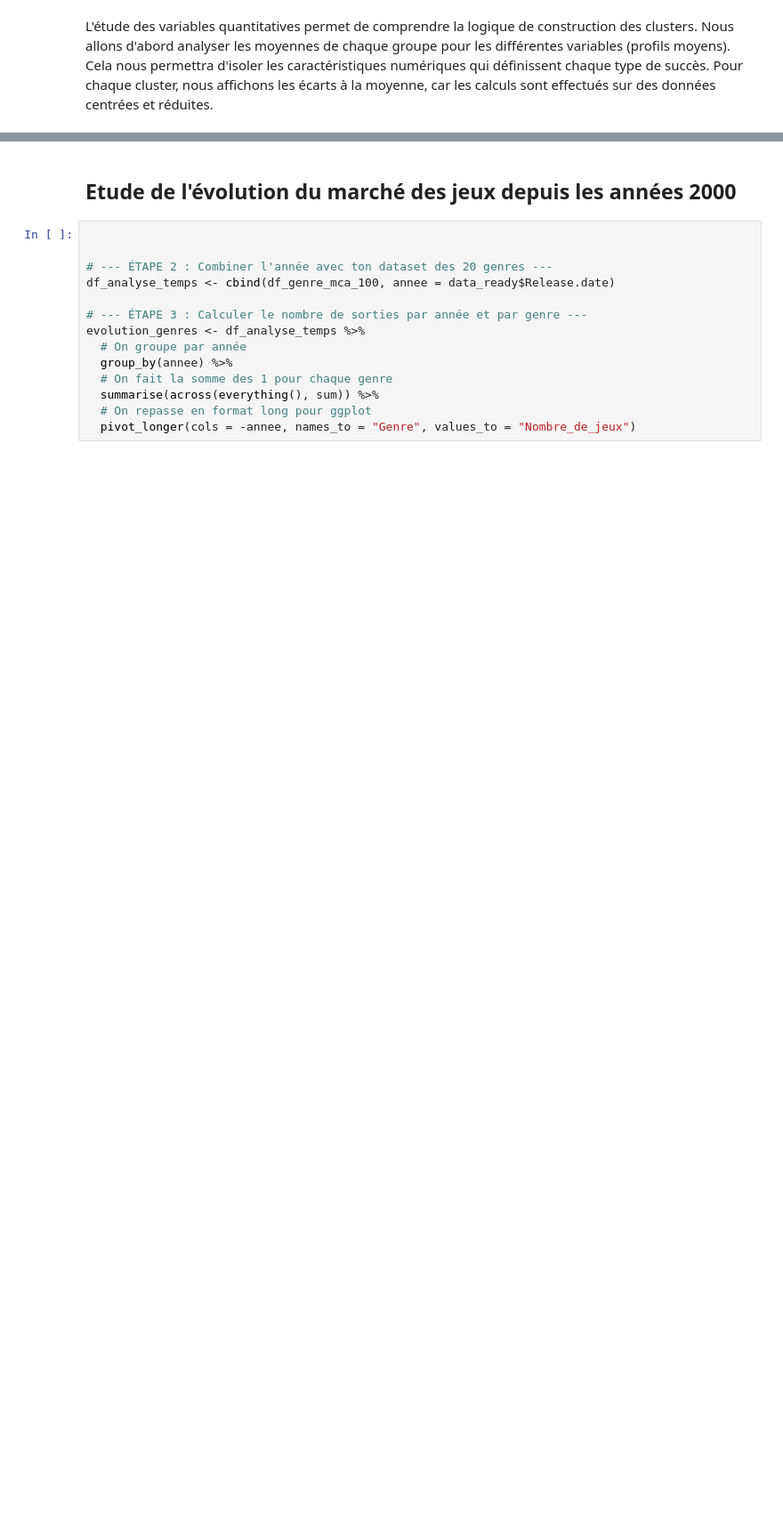
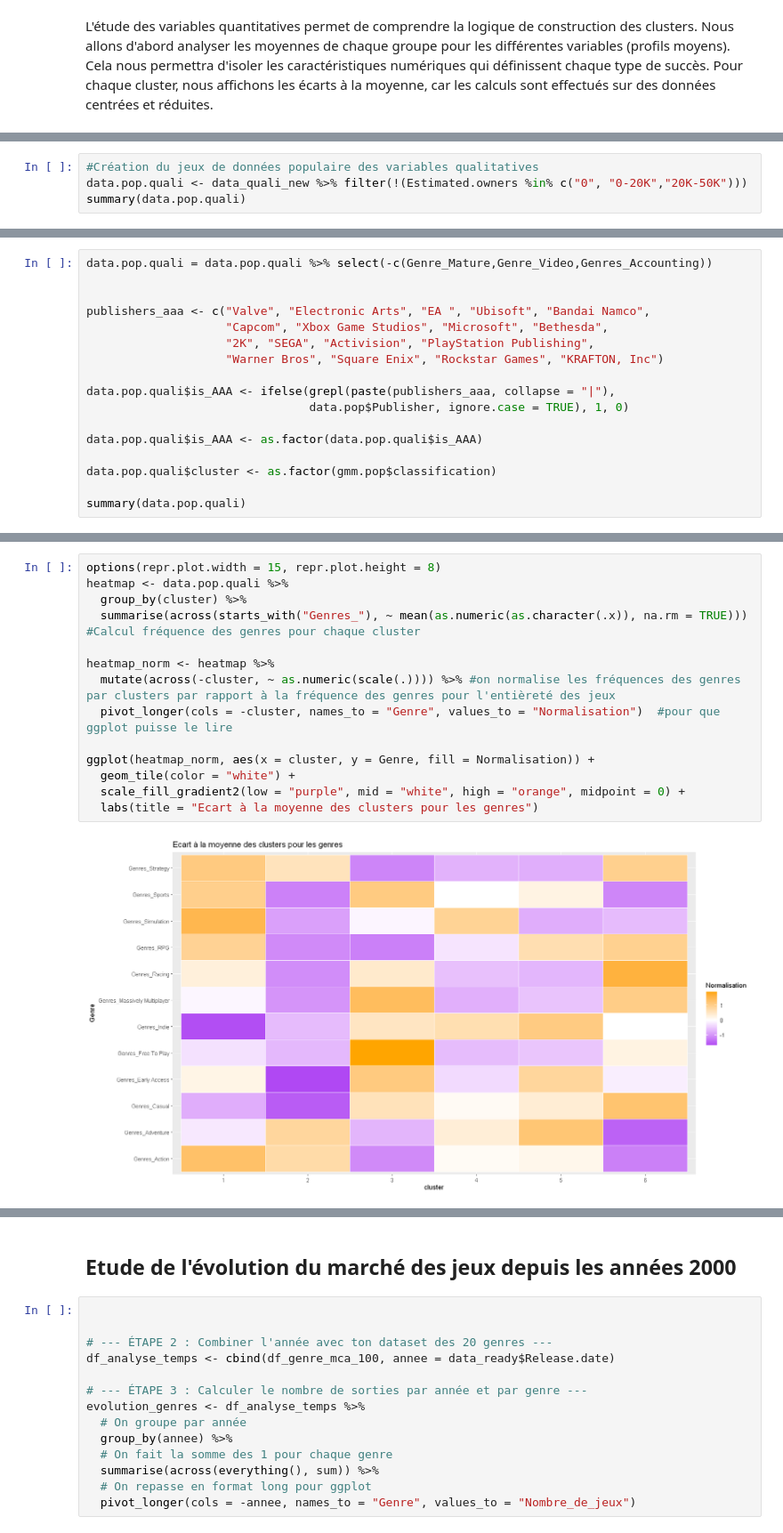
Before and after one commit to LjAquinox/Projet_Analyse_Steam, a Jupyter notebook: notebook_R.ipynb, the cells around one changed output, grey strips where cells are left out. Shown at 89% size. Saved outputs shown, nothing was run; the diff lists cells and outputs as text; blank space fills up the shorter version.

```diff
--- a/notebook_R.ipynb
+++ b/notebook_R.ipynb
@@ -1484,0 +1503,4 @@ grid.arrange(
+# %%
+#Création du jeux de données populaire des variables qualitatives
+data.pop.quali <- data_quali_new %>% filter(!(Estimated.owners %in% c("0", "0-20K","20K-50K")))
+summary(data.pop.quali)
@@ -1484,0 +1527,17 @@ grid.arrange(
+# %%
+data.pop.quali = data.pop.quali %>% select(-c(Genre_Mature,Genre_Video,Genres_Accounting))
+
+
+publishers_aaa <- c("Valve", "Electronic Arts", "EA ", "Ubisoft", "Bandai Namco",
+                    "Capcom", "Xbox Game Studios", "Microsoft", "Bethesda",
+                    "2K", "SEGA", "Activision", "PlayStation Publishing",
+                    "Warner Bros", "Square Enix", "Rockstar Games", "KRAFTON, Inc")
+
+data.pop.quali$is_AAA <- ifelse(grepl(paste(publishers_aaa, collapse = "|"),
+                                data.pop$Publisher, ignore.case = TRUE), 1, 0)
+
+data.pop.quali$is_AAA <- as.factor(data.pop.quali$is_AAA)
+
+data.pop.quali$cluster <- as.factor(gmm.pop$classification)
+
+summary(data.pop.quali)
@@ -1484,0 +1566,16 @@ grid.arrange(
+# %%
+options(repr.plot.width = 15, repr.plot.height = 8)
+heatmap <- data.pop.quali %>%
+  group_by(cluster) %>%
+  summarise(across(starts_with("Genres_"), ~ mean(as.numeric(as.character(.x)), na.rm = TRUE))) #Calcul fréquence des genres pour chaque cluster
+
+heatmap_norm <- heatmap %>%
+  mutate(across(-cluster, ~ as.numeric(scale(.)))) %>% #on normalise les fréquences des genres par clusters par rapport à la fréquence des genres pour l'entièreté des jeux
+  pivot_longer(cols = -cluster, names_to = "Genre", values_to = "Normalisation")  #pour que ggplot puisse le lire
+
+ggplot(heatmap_norm, aes(x = cluster, y = Genre, fill = Normalisation)) +
+  geom_tile(color = "white") +
+  scale_fill_gradient2(low = "purple", mid = "white", high = "orange", midpoint = 0) +
+  labs(title = "Ecart à la moyenne des clusters pour les genres")
+# %% [output]
+[figure, added]
```
Also changed, not shown: parts of 45 cells of this notebook.
